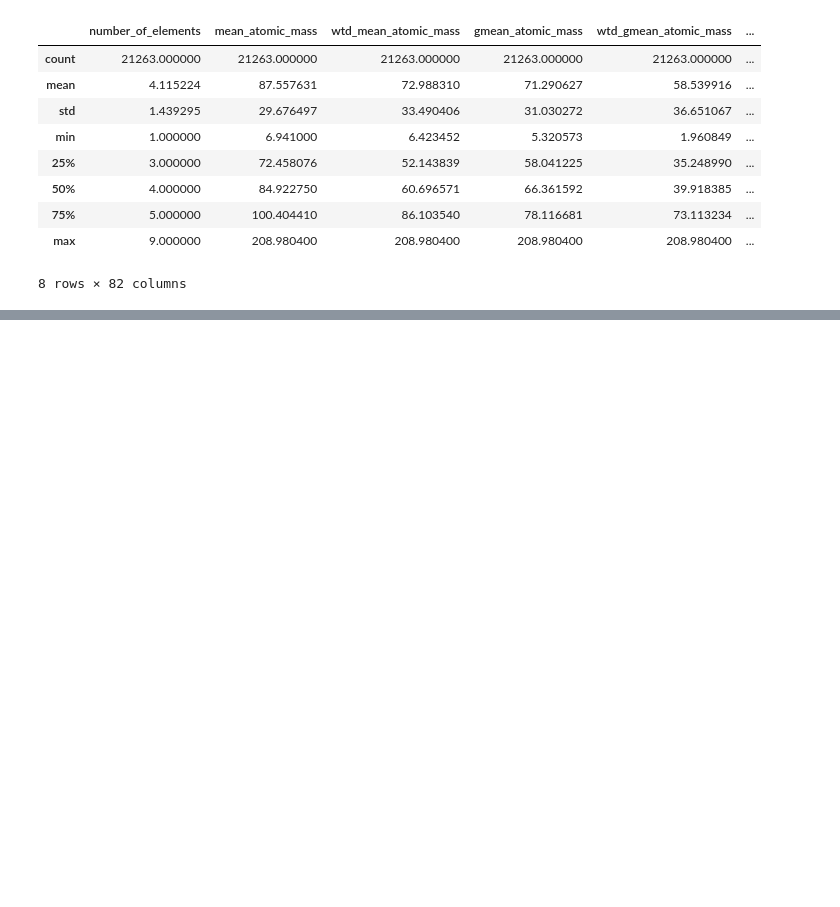
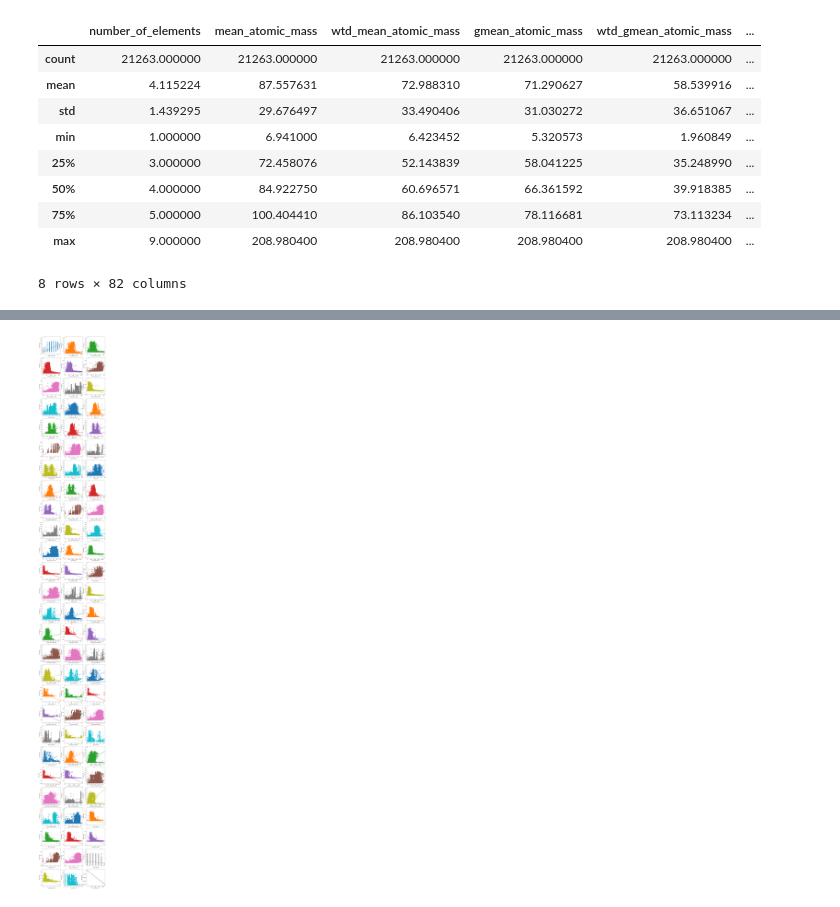
Before and after one commit to YeonwooSung/TemperaturePrediction, a Jupyter notebook: Prediction.ipynb, the cells around one changed output, grey strips where cells are left out. Drawn from its saved outputs; the diff is of its cells as text; code cells hidden in the pictures; blank space fills up the shorter version.

```diff
--- a/Prediction.ipynb
+++ b/Prediction.ipynb
@@ -7,5 +8,5 @@ import matplotlib.pyplot as plt
 # %% [markdown]
 ## Loading and cleaning the data
 # %%
-train_df = pd.read_csv('./data/train.csv')
+data_df = pd.read_csv('./data/train.csv')
 # %%
@@ -58,0 +151,2 @@ train_df.describe()
+# %%
+train_df = data_df.drop('critical_temp', axis=1, inplace=False)
@@ -58,0 +163,8 @@ train_df.describe()
+# %%
+fig, axs = plt.subplots(figsize=(15, 135), ncols=3, nrows=27)
+for i, feature in enumerate(train_df.columns):
+    row = int(i / 3)
+    col = i % 3
+    sns.regplot(x=feature, y='critical_temp', data=data_df, ax=axs[row][col])
+# %% [output]
+[figure, added]
```
Also changed, not shown: parts of 11 cells of this notebook, 1 other file.
